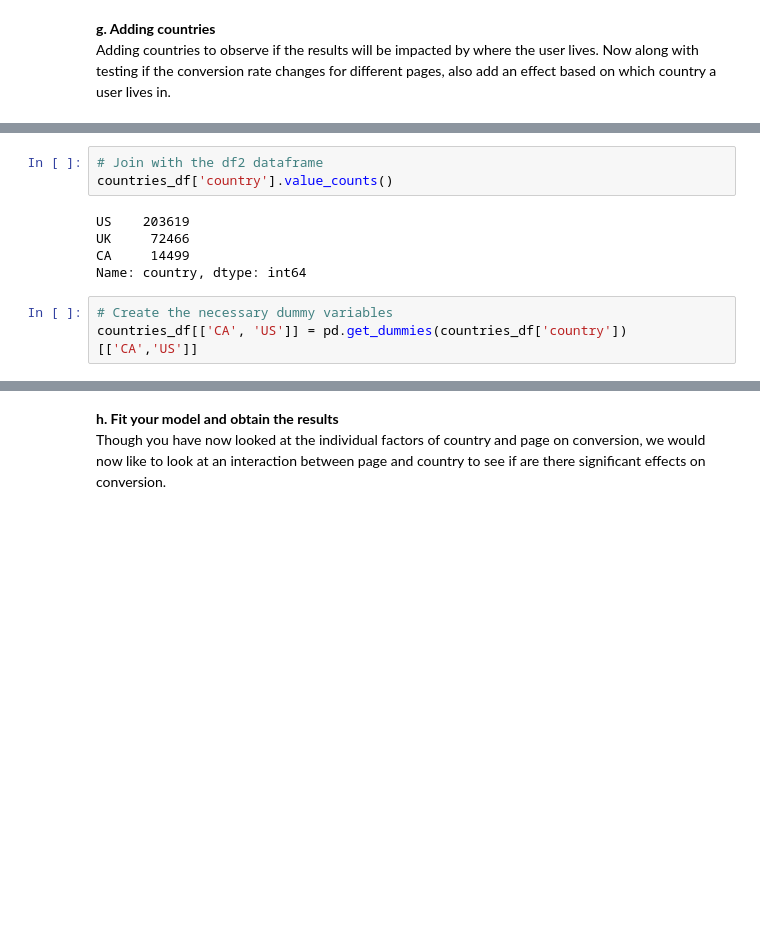
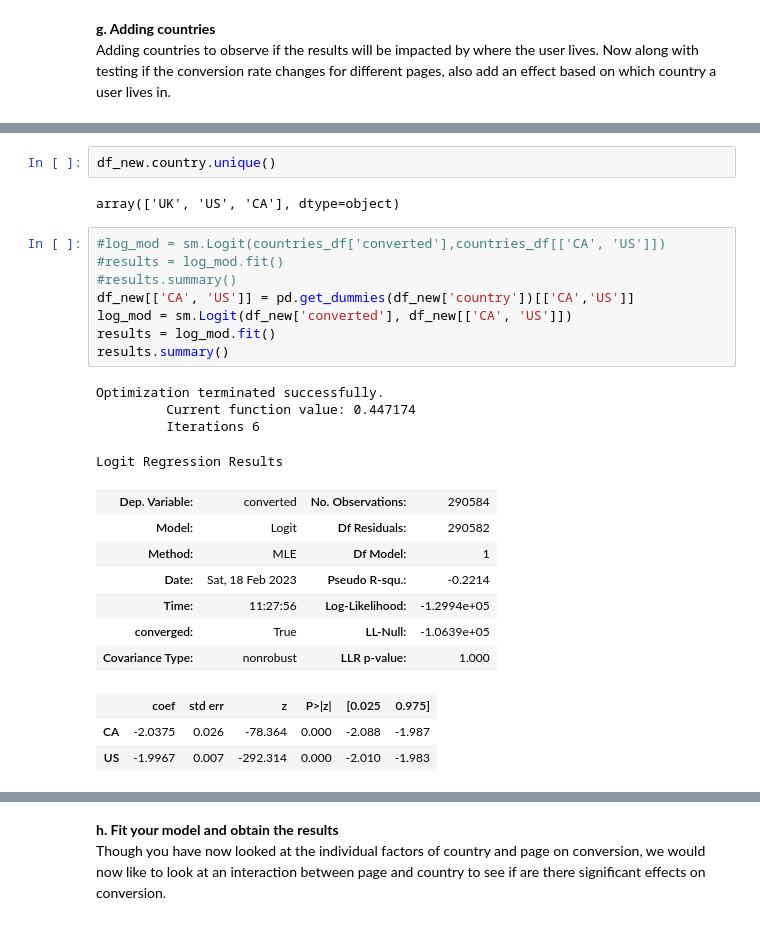
Before and after one commit to iampeterndumba/AB_TEST-ECOMMERCE, a Jupyter notebook: Analyze AB Test Results/Analyze_ab_test_results_notebook.ipynb, the cells around one changed output, grey strips where cells are left out. Drawn from its saved outputs; the diff is of its cells as text; blank space fills up the shorter version.

```diff
--- a/Analyze AB Test Results/Analyze_ab_test_results_notebook.ipynb
+++ b/Analyze AB Test Results/Analyze_ab_test_results_notebook.ipynb
@@ -428,14 +428,30 @@ countries_df.head()
 | 822059 | UK | 2017-01-16 14:04:14.719771 | treatment | new_page | 1 | 1 | 0 | 1 |
 | 711597 | UK | 2017-01-22 03:14:24.763511 | control | old_page | 0 | 1 | 1 | 0 |
 | 710616 | UK | 2017-01-16 13:14:44.000513 | treatment | new_page | 0 | 1 | 0 | 1 |
-# %%
-# Join with the df2 dataframe
-countries_df['country'].value_counts()
-# %% [output]
-US    203619
-UK     72466
-CA     14499
-Name: country, dtype: int64
-# %%
-# Create the necessary dummy variables
-countries_df[['CA', 'US']] = pd.get_dummies(countries_df['country'])[['CA','US']]
+# %%
+df_new.country.unique()
+# %% [output]
+array(['UK', 'US', 'CA'], dtype=object)
+# %%
+#log_mod = sm.Logit(countries_df['converted'],countries_df[['CA', 'US']])
+#results = log_mod.fit()
+#results.summary()
+df_new[['CA', 'US']] = pd.get_dummies(df_new['country'])[['CA','US']]
+log_mod = sm.Logit(df_new['converted'], df_new[['CA', 'US']])
+results = log_mod.fit()
+results.summary()
+# %% [output]
+Optimization terminated successfully.
+         Current function value: 0.447174
+         Iterations 6
+Logit Regression Results
+| Dep. Variable: | converted | No. Observations: | 290584 |
+| Model: | Logit | Df Residuals: | 290582 |
+| Method: | MLE | Df Model: | 1 |
+| Date: | Sat, 18 Feb 2023 | Pseudo R-squ.: | -0.2214 |
+| Time: | 11:27:56 | Log-Likelihood: | -1.2994e+05 |
+| converged: | True | LL-Null: | -1.0639e+05 |
+| Covariance Type: | nonrobust | LLR p-value: | 1.000 |
+|  | coef | std err | z | P>|z| | [0.025 | 0.975] |
+| CA | -2.0375 | 0.026 | -78.364 | 0.000 | -2.088 | -1.987 |
+| US | -1.9967 | 0.007 | -292.314 | 0.000 | -2.010 | -1.983 |
```
Also changed, not shown: parts of 12 cells of this notebook.
